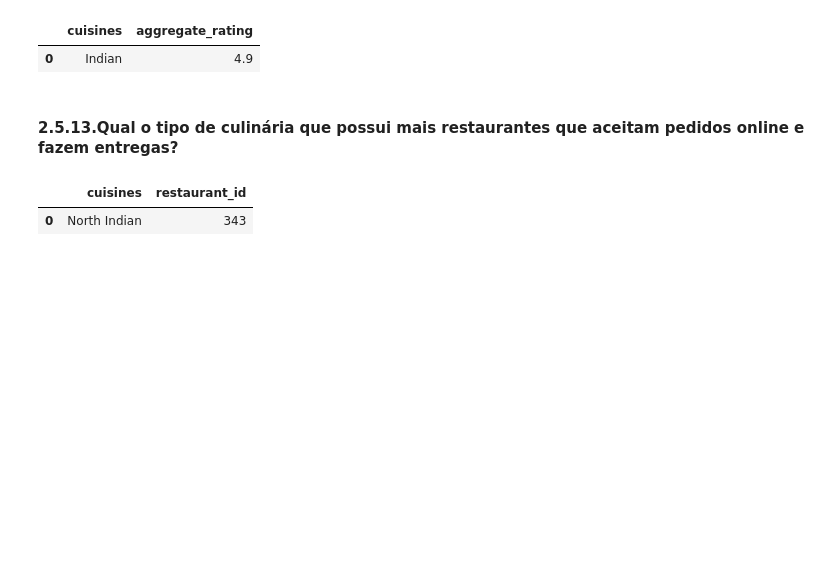
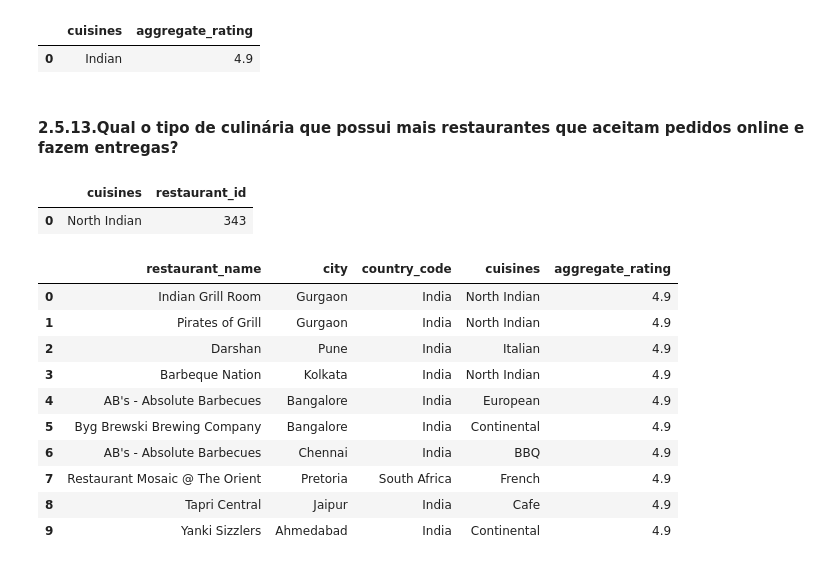
Before and after one commit to lununespires/world_restaurants, a Jupyter notebook: notebook/project_restaurants.ipynb, the cells around one changed output. Saved outputs shown, nothing was run; the diff lists cells and outputs as text; code cells hidden in the pictures; blank space fills up the shorter version.

```diff
--- a/notebook/project_restaurants.ipynb
+++ b/notebook/project_restaurants.ipynb
@@ -51,7 +73,7 @@ def color_name(color_code):
 # %% [markdown]
 ### 0.3.Load Data
 # %%
-df_raw = pd.read_csv('./dataframe/zomato.csv')
+df_raw = pd.read_csv('../data/zomato.csv')
 # %% [markdown]
 ## 1.0.Data Description
 # %% [markdown]
@@ -581,3 +553,20 @@ df_cuisine_online.loc[[0],:]
 # %% [output]
 |  | cuisines | restaurant_id |
 | 0 | North Indian | 343 |
+# %%
+df['color_name'] = df.loc[:, 'rating_color'].apply(lambda x: color_name(x))
+# %%
+df_top = df.groupby(['restaurant_id', 'restaurant_name', 'city', 'country_code','cuisines', 'aggregate_rating']).mean().sort_values(['aggregate_rating', 'restaurant_id'], ascending=[False, True]).reset_index()
+df_top[['restaurant_name', 'city','country_code','cuisines', 'aggregate_rating']].head(10)
+# %% [output]
+|  | restaurant_name | city | country_code | cuisines | aggregate_rating |
+| 0 | Indian Grill Room | Gurgaon | India | North Indian | 4.9 |
+| 1 | Pirates of Grill | Gurgaon | India | North Indian | 4.9 |
+| 2 | Darshan | Pune | India | Italian | 4.9 |
+| 3 | Barbeque Nation | Kolkata | India | North Indian | 4.9 |
+| 4 | AB's - Absolute Barbecues | Bangalore | India | European | 4.9 |
+| 5 | Byg Brewski Brewing Company | Bangalore | India | Continental | 4.9 |
+| 6 | AB's - Absolute Barbecues | Chennai | India | BBQ | 4.9 |
+| 7 | Restaurant Mosaic @ The Orient | Pretoria | South Africa | French | 4.9 |
+| 8 | Tapri Central | Jaipur | India | Cafe | 4.9 |
+| 9 | Yanki Sizzlers | Ahmedabad | India | Continental | 4.9 |
```
Also changed, not shown: parts of 8 cells of this notebook, 6 other files.
